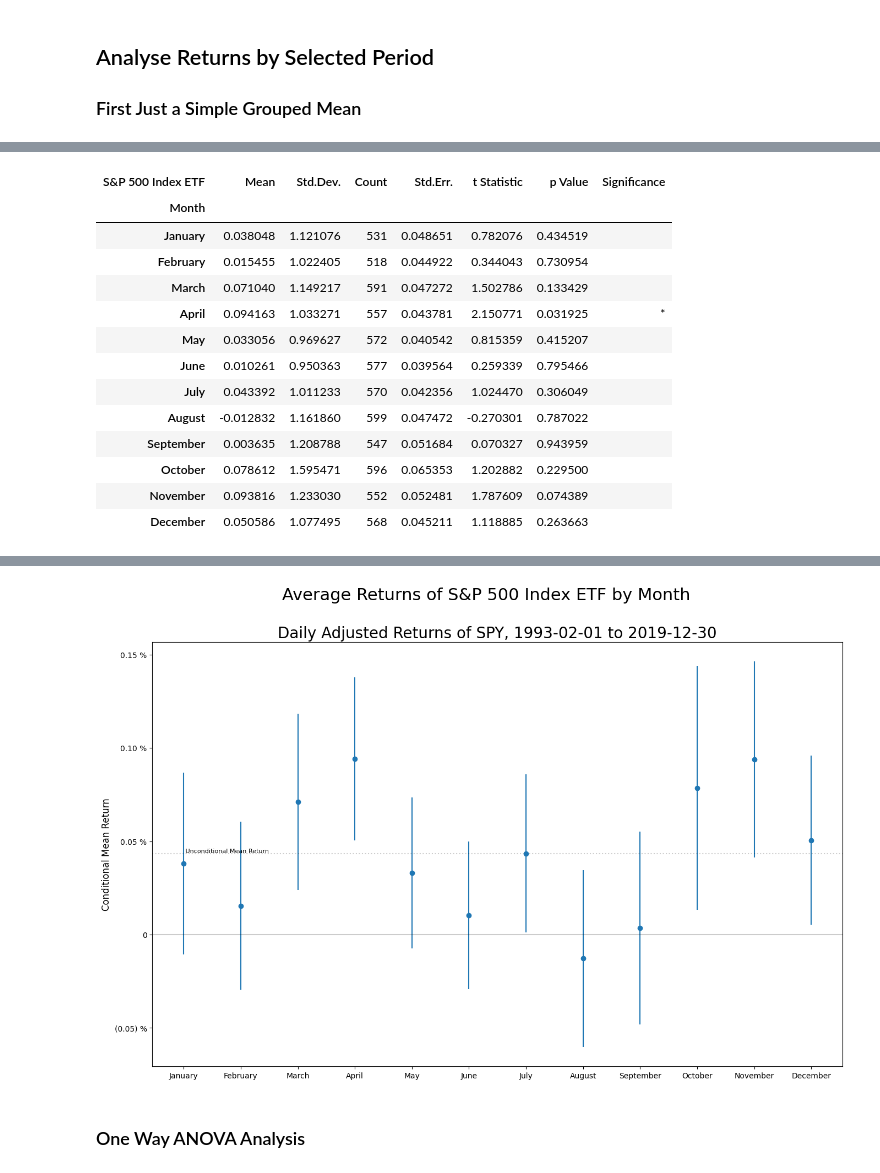
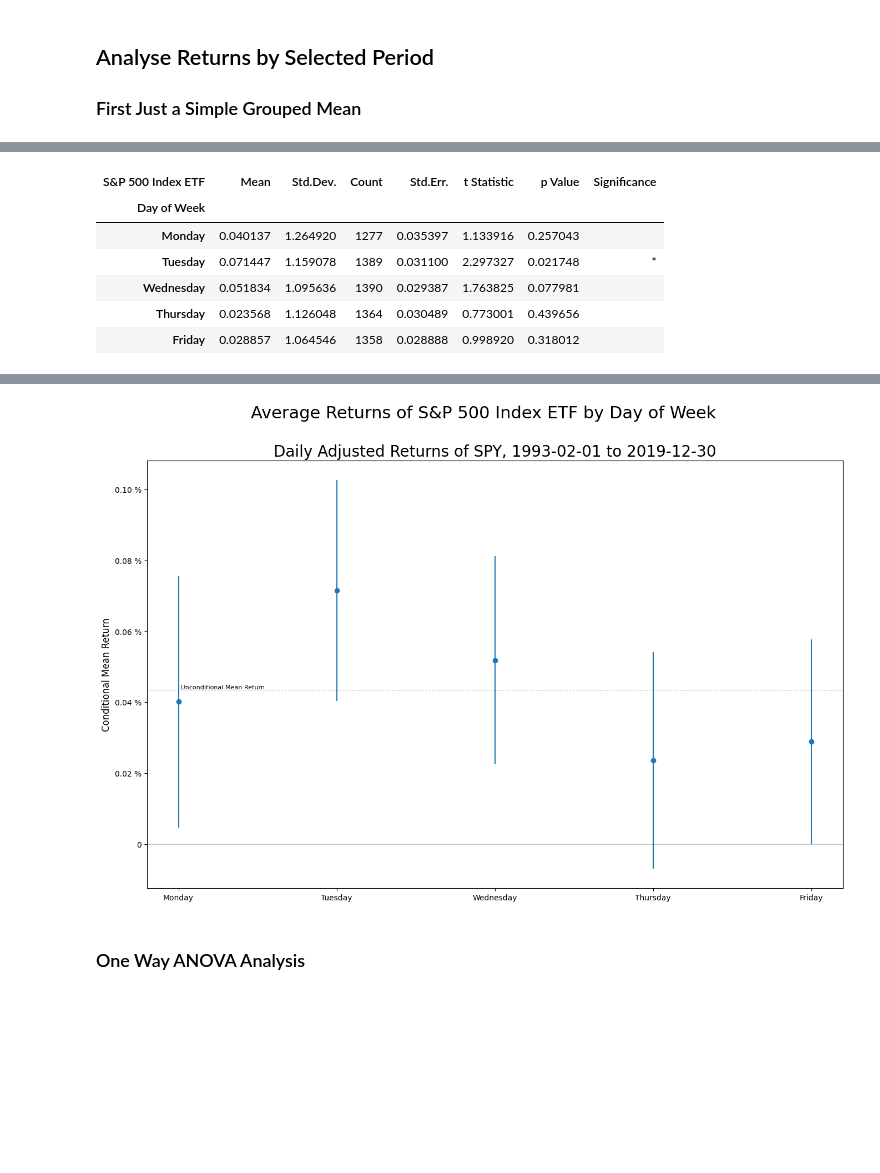
Before and after one commit to Farmhouse121/Financial-Data-Science-in-Python, a Jupyter notebook: Alphas/Market_Return_by_Dates.ipynb, the cells around one changed output, grey strips where cells are left out. Saved outputs shown, nothing was run; the diff lists cells and outputs as text; code cells hidden in the pictures; blank space fills up the shorter version.

```diff
--- a/Alphas/Market_Return_by_Dates.ipynb
+++ b/Alphas/Market_Return_by_Dates.ipynb
@@ -10,7 +5,7 @@ from my_library import *
 # %% [markdown]
 ## Get the Data
 # %%
-data,ticker_name=download(ticker:='SPY',start='1990-02-01',end='2019-12-31',auto_adjust=True).xs(ticker,axis=1,level=1),'S&P 500 Index ETF'
+data,ticker_name=download(ticker:='SPY',start='1929-01-01',end='2019-12-31',auto_adjust=True).xs(ticker,axis=1,level=1),'S&P 500 Index ETF'
 data['Return']=data['Close'].pct_change()*hundred
 data.columns.name=ticker_name
 data.dropna(inplace=True)
@@ -19,6 +14,7 @@ data['Weekday']=list(map(lambda x:x.strftime("%A"),data.index))
 data['Monthday']=data.index.day
 data['DaysInMonth']=list(map(lambda x:pd.Period(x,'M').daysinmonth,data.index))
 data['Month']=list(map(lambda x:x.strftime("%B"),data.index))
+data['Quarter']=list(map(lambda x:x.strftime("Q%q"),data.index))
 data['FirstPayment']=(data['Monthday']==1)|(data['Monthday'].shift(-1).isin([2,3,4]))&(data['Month']!=data['Month'].shift(-1))
 data['SecondPayment']=(data['Monthday']>=15)&(data['Monthday'].shift()<15)
 data['Payday']=(data['FirstPayment']|data['SecondPayment']).apply(lambda x:"Payday" if x else "Regular")
@@ -59,8 +55,8 @@ nprint("Wrote plot to {}.".format(filename))
 # %%
 from scipy.stats import t as studentt
 
-nprint("t Test for a Zero Mean")
-results=(grouped:=data[['Return',group_name:='Month']].groupby(group_name)).mean().rename(columns={'Return':'Mean'})
+nprint("t Test for a Zero Mean for Mean Daily Return by %s" % (group_name:='Weekday')) #<<<<<<<< SET THE PERIOD TO GROUP BY HERE <<<<<<<<<<<
+results=(grouped:=data[['Return',group_name]].groupby(group_name)).mean().rename(columns={'Return':'Mean'})
 results['Std.Dev.']=grouped.std()
 results['Count']=grouped.count()
 results['Std.Err.']=results['Std.Dev.']/np.sqrt(results['Count'])
@@ -94,14 +90,7 @@ nprint("Wrote plot to {}.".format(filename))
 | S&P 500 Index ETF | Mean | Std.Dev. | Count | Std.Err. | t Statistic | p Value | Significance |
-| Month |  |  |  |  |  |  |  |
-| January | 0.038048 | 1.121076 | 531 | 0.048651 | 0.782076 | 0.434519 |  |
-| February | 0.015455 | 1.022405 | 518 | 0.044922 | 0.344043 | 0.730954 |  |
-| March | 0.071040 | 1.149217 | 591 | 0.047272 | 1.502786 | 0.133429 |  |
-| April | 0.094163 | 1.033271 | 557 | 0.043781 | 2.150771 | 0.031925 | * |
-| May | 0.033056 | 0.969627 | 572 | 0.040542 | 0.815359 | 0.415207 |  |
-| June | 0.010261 | 0.950363 | 577 | 0.039564 | 0.259339 | 0.795466 |  |
-| July | 0.043392 | 1.011233 | 570 | 0.042356 | 1.024470 | 0.306049 |  |
-| August | -0.012832 | 1.161860 | 599 | 0.047472 | -0.270301 | 0.787022 |  |
-| September | 0.003635 | 1.208788 | 547 | 0.051684 | 0.070327 | 0.943959 |  |
-| October | 0.078612 | 1.595471 | 596 | 0.065353 | 1.202882 | 0.229500 |  |
-| November | 0.093816 | 1.233030 | 552 | 0.052481 | 1.787609 | 0.074389 |  |
-| December | 0.050586 | 1.077495 | 568 | 0.045211 | 1.118885 | 0.263663 |  |
+| Day of Week |  |  |  |  |  |  |  |
+| Monday | 0.040137 | 1.264920 | 1277 | 0.035397 | 1.133916 | 0.257043 |  |
+| Tuesday | 0.071447 | 1.159078 | 1389 | 0.031100 | 2.297327 | 0.021748 | * |
+| Wednesday | 0.051834 | 1.095636 | 1390 | 0.029387 | 1.763825 | 0.077981 |  |
+| Thursday | 0.023568 | 1.126048 | 1364 | 0.030489 | 0.773001 | 0.439656 |  |
+| Friday | 0.028857 | 1.064546 | 1358 | 0.028888 | 0.998920 | 0.318012 |  |
@@ -109,4 +98,4 @@ nprint("Wrote plot to {}.".format(filename))
-[figure, old version]
+[figure, new version]
 # %% [markdown]
 ### One Way ANOVA Analysis
 # %%
```
Also changed, not shown: parts of 9 cells of this notebook.
